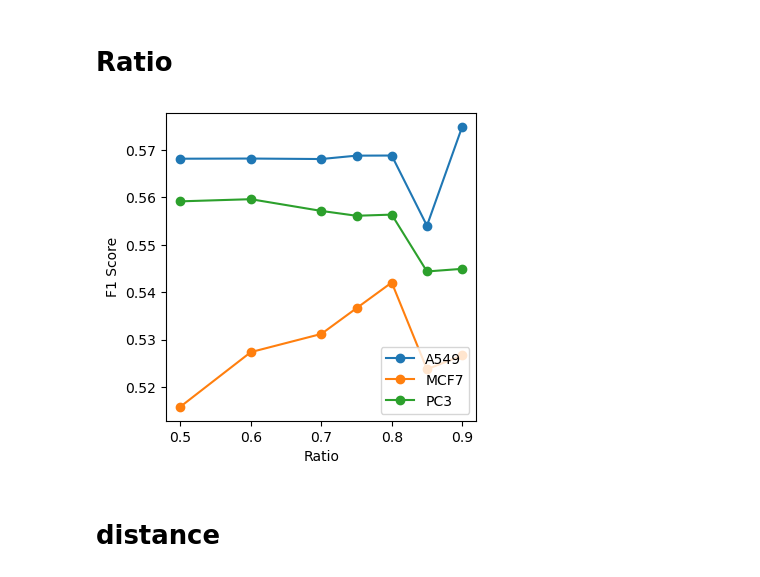
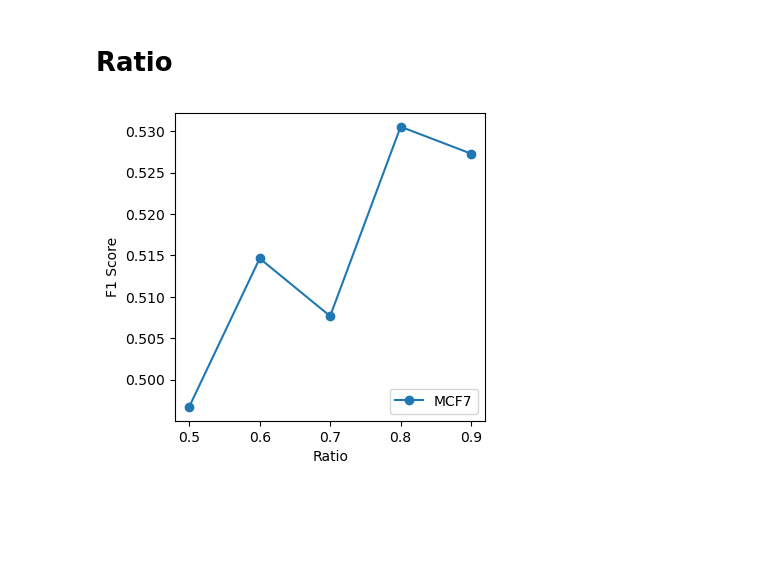
Before and after one commit to dearhannah/AnchorDrug_official, a Jupyter notebook: DataAnalysis/advBIM_hyperparameter_AL.ipynb, the cells around one changed output. Saved outputs shown, nothing was run; the diff lists cells and outputs as text; code cells hidden in the pictures; blank space fills up the shorter version.

```diff
--- a/DataAnalysis/advBIM_hyperparameter_AL.ipynb
+++ b/DataAnalysis/advBIM_hyperparameter_AL.ipynb
@@ -115,26 +115,25 @@ def plotfile(f, f1, precision, recall, accuracy, f1_marco):
 # %% [markdown]
 # Ratio
 # %%
-logroot = '/egr/research-aidd/menghan1/AnchorDrug/ActiveLearning_one_cellline/logfile/advbim_ratio/'
-root_dir = '/egr/research-aidd/menghan1/AnchorDrug/ActiveLearning_one_cellline/preds/advbim_ratio'
+poscode = 1
+logroot = '/egr/research-aidd/menghan1/AnchorDrug/ActiveLearning_one_cellline/logfile/new_advbim_ratio/'
+root_dir = '/egr/research-aidd/menghan1/AnchorDrug/ActiveLearning_one_cellline/preds/new_advbim_ratio'
 file_list = os.listdir(logroot)
-file_list_A549 = [f[:-4] for f in file_list if 'A549_AdversarialBIM' in f]
+# file_list_A549 = [f[:-4] for f in file_list if 'A549_AdversarialBIM' in f]
 file_list_MCF7 = [f[:-4]  for f in file_list if 'MCF7_AdversarialBIM' in f]
-file_list_PC3 = [f[:-4]  for f in file_list if 'PC3_AdversarialBIM' in f]
+# file_list_PC3 = [f[:-4]  for f in file_list if 'PC3_AdversarialBIM' in f]
 
-xa549, ya549 = getxy(root_dir, file_list_A549, poscode=1)
-xpc3, ypc3 = getxy(root_dir, file_list_PC3, poscode=1)
+# xa549, ya549 = getxy(root_dir, file_list_A549, poscode=1)
+# xpc3, ypc3 = getxy(root_dir, file_list_PC3, poscode=1)
 xmcf7, ymcf7 = getxy(root_dir, file_list_MCF7, poscode=1)
 
 fig, ax = plt.subplots(1,1, figsize=(4,4))
-ax.plot(xa549, ya549, 'o-', label='A549')
+# ax.plot(xa549, ya549, 'o-', label='A549')
 ax.plot(xmcf7, ymcf7, 'o-', label='MCF7')
-ax.plot(xpc3, ypc3, 'o-', label='PC3')
+# ax.plot(xpc3, ypc3, 'o-', label='PC3')
 plt.legend(loc='lower right')
 plt.ylabel('F1 Score')
 plt.xlabel('Ratio')
 plt.show()
 # %% [output]
-[figure, old version]
+[figure, new version]
-# %% [markdown]
-# distance
```
Also changed, not shown: parts of 5 cells of this notebook, 3 other files.
